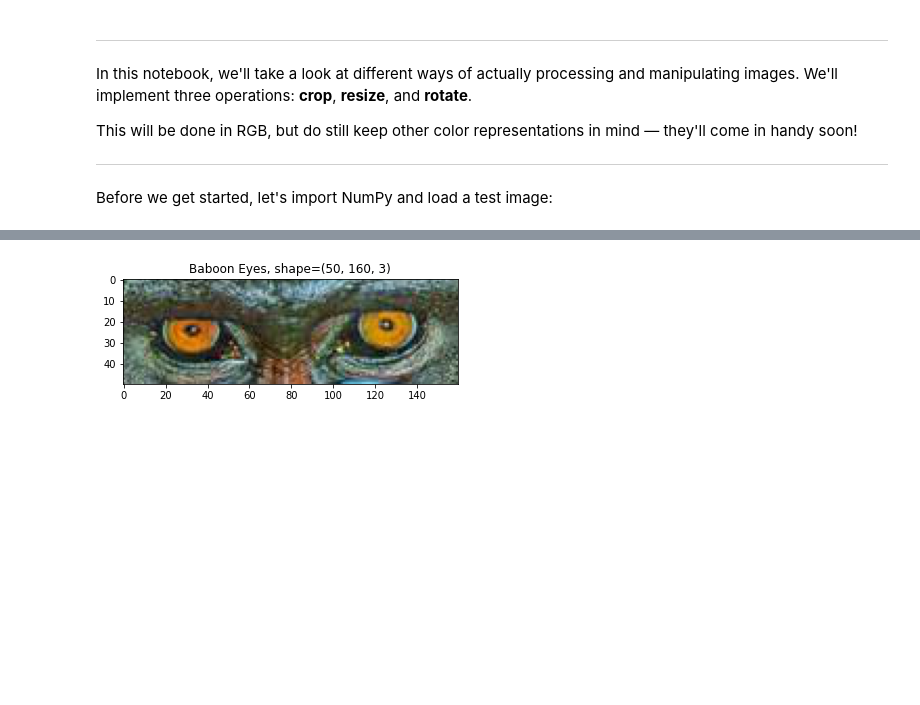
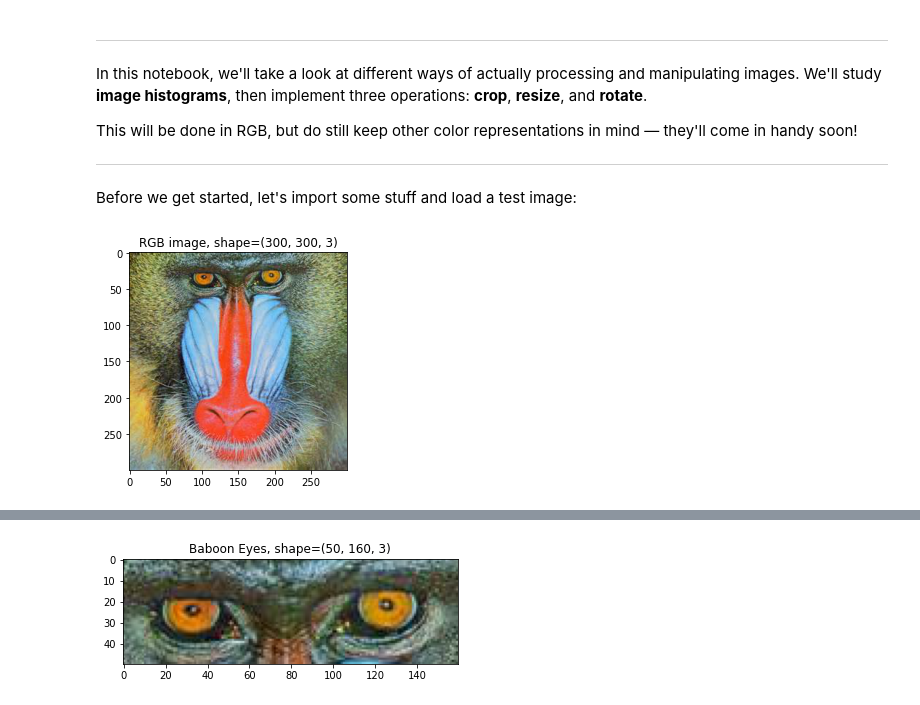
Before and after one commit to brentyi/ai4all_robotics_2020, a Jupyter notebook: computer_vision/cv2.ipynb, the cells around one changed output, grey strips where cells are left out. Drawn from its saved outputs; the diff is of its cells as text; code cells hidden in the pictures; blank space fills up the shorter version.

```diff
--- a/computer_vision/cv2.ipynb
+++ b/computer_vision/cv2.ipynb
@@ -12,15 +12,19 @@
 <hr style="border-top: 0.4em solid #eee;" />
 
 In this notebook, we'll take a look at different ways of actually processing and manipulating images.
-We'll implement three operations: **crop**, **resize**, and **rotate**.
+We'll study **image histograms**, then implement three operations: **crop**, **resize**, and **rotate**.
 
 This will be done in RGB, but do still keep other color representations in mind &mdash; they'll come in handy soon!
 
 <hr style="border-top: 0.4em solid #eee;" />
 # %% [markdown]
-Before we get started, let's import NumPy and load a test image:
+Before we get started, let's import some stuff and load a test image:
 # %%
 import numpy as np
 from cv_helpers import load_image, visualize_rgb
+import matplotlib.pyplot as plt
 
 rgb_image = load_image("cv_assets/baboon.jpg")
+visualize_rgb("RGB image", rgb_image)
+# %% [output]
+[figure, added]
```
Also changed, not shown: parts of 14 cells of this notebook.
